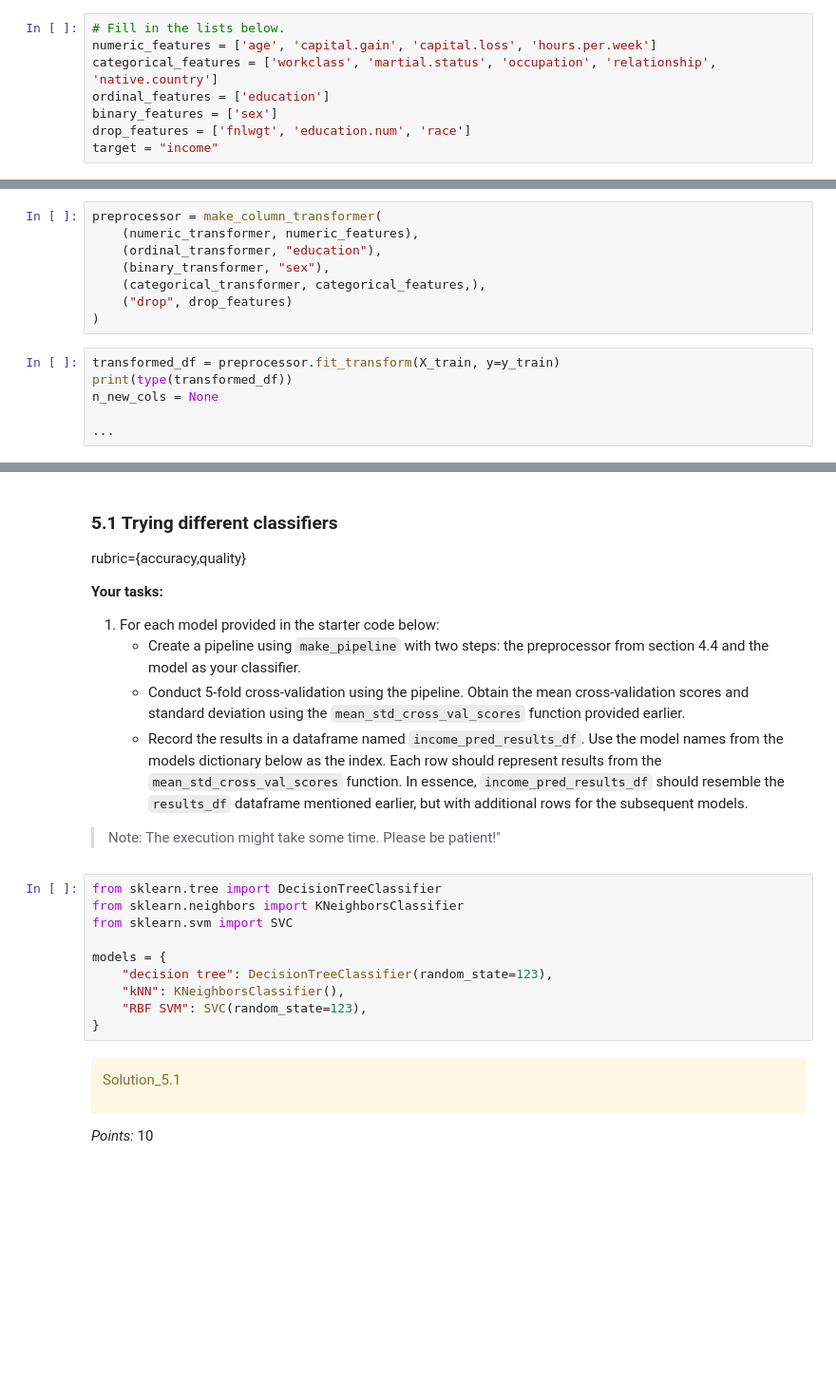
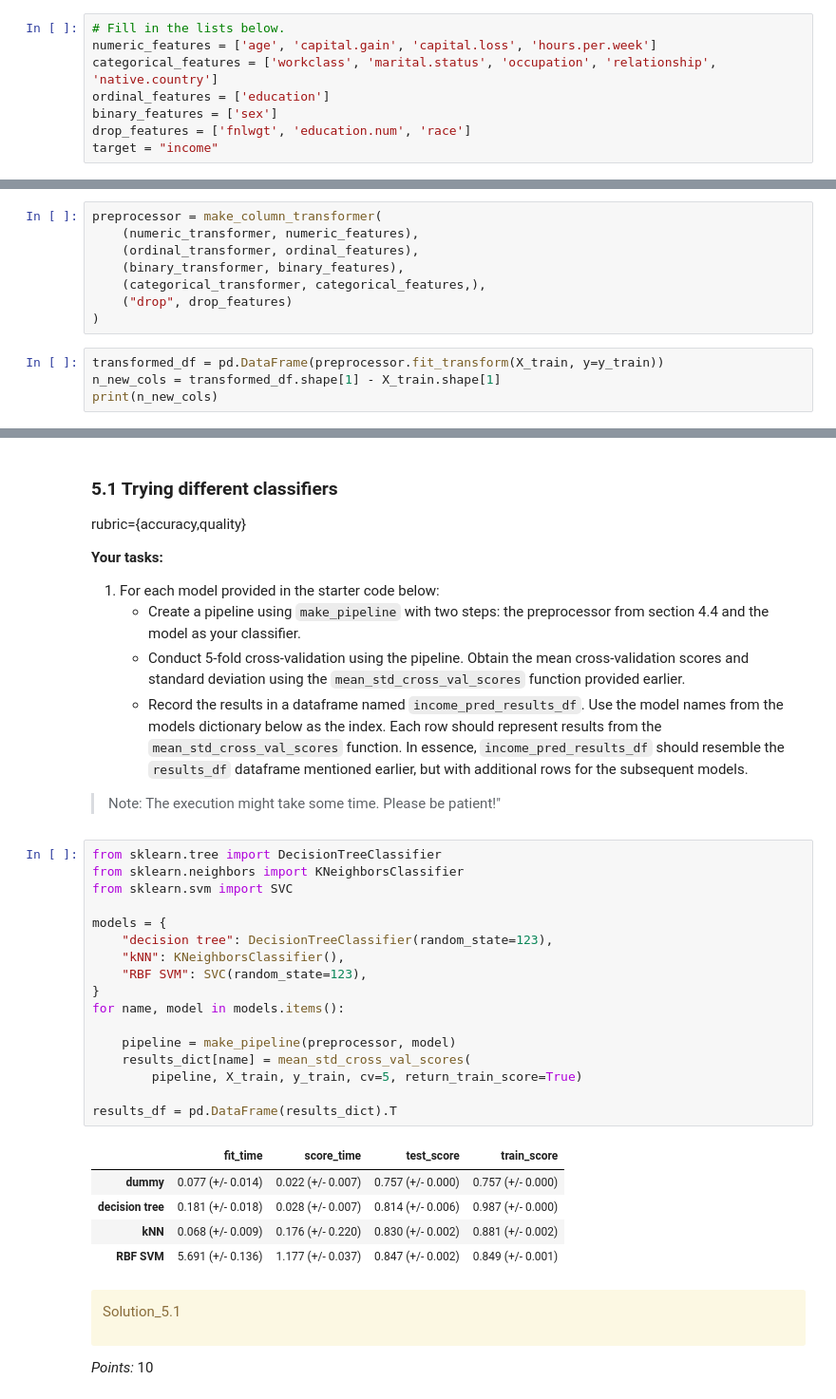
Before and after one commit to EmmaGjoen/cpsc330_hw3, a Jupyter notebook: hw3.ipynb, the cells around one changed output, grey strips where cells are left out. Shown at 95% size. Saved outputs shown, nothing was run; the diff lists cells and outputs as text; blank space fills up the shorter version.

```diff
--- a/hw3.ipynb
+++ b/hw3.ipynb
@@ -368,7 +367,7 @@ _Points:_ 5
 # %%
 # Fill in the lists below.
 numeric_features = ['age', 'capital.gain', 'capital.loss', 'hours.per.week']
-categorical_features = ['workclass', 'martial.status', 'occupation', 'relationship', 'native.country']
+categorical_features = ['workclass', 'marital.status', 'occupation', 'relationship', 'native.country']
 ordinal_features = ['education']
 binary_features = ['sex']
 drop_features = ['fnlwgt', 'education.num', 'race']
@@ -628,15 +615,13 @@ _Points:_ 7
 # %%
 preprocessor = make_column_transformer(
     (numeric_transformer, numeric_features),
-    (ordinal_transformer, "education"),
-    (binary_transformer, "sex"),
+    (ordinal_transformer, ordinal_features),
+    (binary_transformer, binary_features),
     (categorical_transformer, categorical_features,),
     ("drop", drop_features)
 )
 # %%
-transformed_df = preprocessor.fit_transform(X_train, y=y_train)
-print(type(transformed_df))
-n_new_cols = None
-
-...
+transformed_df = pd.DataFrame(preprocessor.fit_transform(X_train, y=y_train))
+n_new_cols = transformed_df.shape[1] - X_train.shape[1]
+print(n_new_cols)
 # %% [output]
@@ -759,13 +731,26 @@ rubric={accuracy,quality}
 # %%
 from sklearn.tree import DecisionTreeClassifier
 from sklearn.neighbors import KNeighborsClassifier
 from sklearn.svm import SVC
 
 models = {
     "decision tree": DecisionTreeClassifier(random_state=123),
     "kNN": KNeighborsClassifier(),
     "RBF SVM": SVC(random_state=123),
 }
+for name, model in models.items():
+
+    pipeline = make_pipeline(preprocessor, model)
+    results_dict[name] = mean_std_cross_val_scores(
+        pipeline, X_train, y_train, cv=5, return_train_score=True)
+
+results_df = pd.DataFrame(results_dict).T
+# %% [output]
+|  | fit_time | score_time | test_score | train_score |
+| dummy | 0.077 (+/- 0.014) | 0.022 (+/- 0.007) | 0.757 (+/- 0.000) | 0.757 (+/- 0.000) |
+| decision tree | 0.181 (+/- 0.018) | 0.028 (+/- 0.007) | 0.814 (+/- 0.006) | 0.987 (+/- 0.000) |
+| kNN | 0.068 (+/- 0.009) | 0.176 (+/- 0.220) | 0.830 (+/- 0.002) | 0.881 (+/- 0.002) |
+| RBF SVM | 5.691 (+/- 0.136) | 1.177 (+/- 0.037) | 0.847 (+/- 0.002) | 0.849 (+/- 0.001) |
 # %% [markdown]
 <div class="alert alert-warning">
 
```
Also changed, not shown: parts of 17 cells of this notebook, 1 other file.
